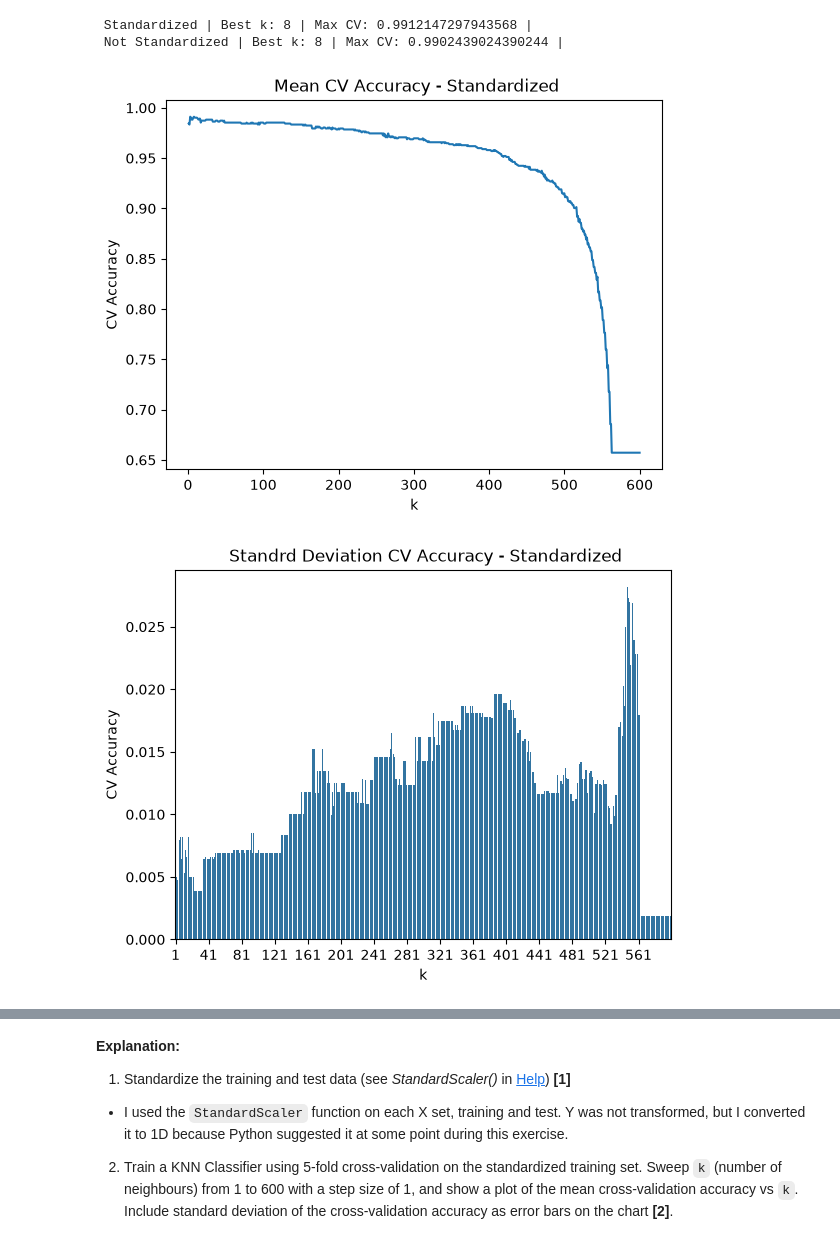
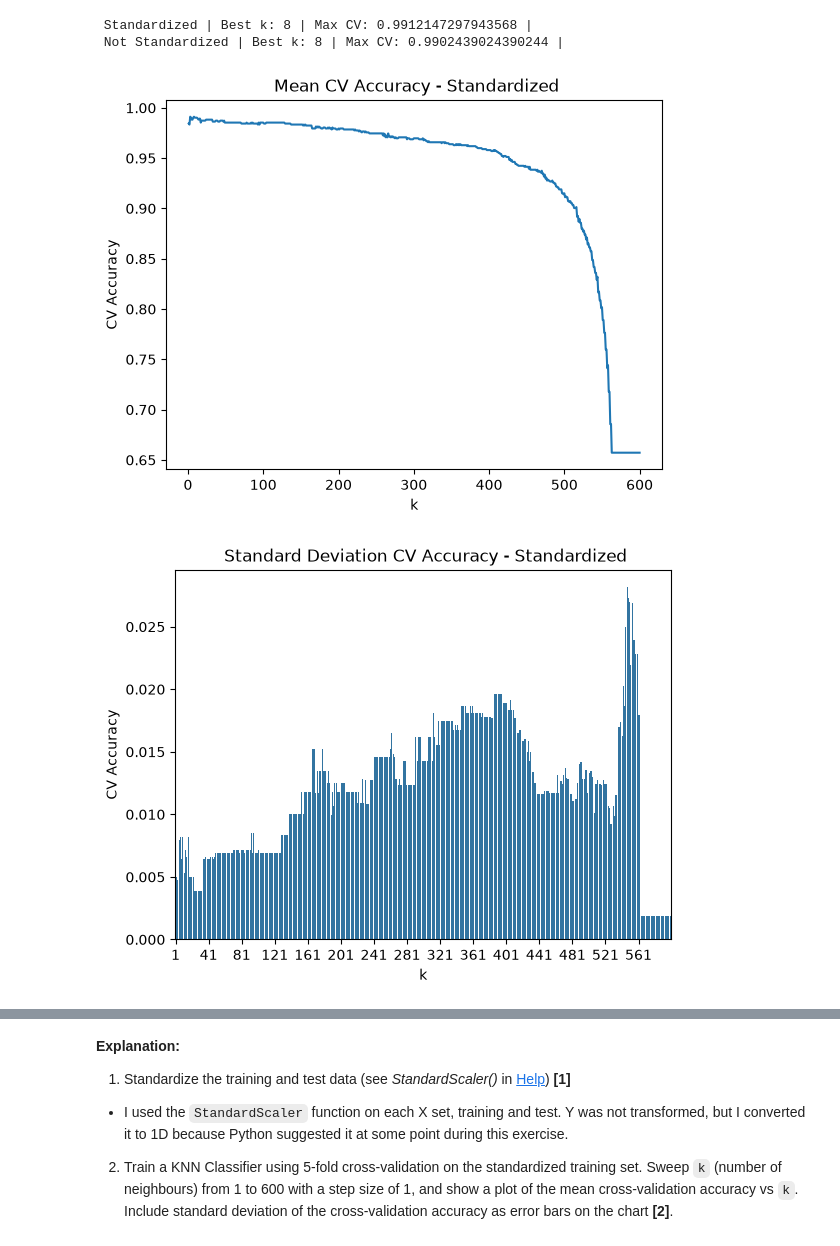
Before and after one commit to acknowledgeworkimagine/DataScienceStatlLearning, a Jupyter notebook: Project1_Elias_Gallegos.ipynb, the cells around one changed output, grey strips where cells are left out. Cells and saved outputs as stored; diff of their text form; code cells hidden in the pictures.

```diff
--- a/Project1_Elias_Gallegos.ipynb
+++ b/Project1_Elias_Gallegos.ipynb
@@ -504,7 +505,7 @@ plt.xticks(
 
 plt.xlabel("k")
 plt.ylabel("CV Accuracy")
-plt.title(" Standrd Deviation CV Accuracy - Standardized")
+plt.title(" Standard Deviation CV Accuracy - Standardized")
 
 plt.show()
 
@@ -553,35 +554,35 @@ plt.xticks(
     ticks=np.arange(0, 600, 40),
     labels=np.arange(1, 601, 40)
 )
 
 plt.xlabel("k")
 plt.ylabel("CV Accuracy")
 plt.title(" Standrd Deviation CV Accuracy - Unstandardized")
 
 plt.figure(figsize=(10, 5))
 
 sns.lineplot(
     data=results_train,
     x='k',
     y='mean_train_accuracy',
     label='Training Accuracy'
 )
 
 sns.lineplot(
     data=results_train,
     x='k',
     y='mean_validation_accuracy',
     label='Validation Accuracy'
 )
 
 plt.xlabel("k")
-plt.ylabel("Accuracy")
+plt.ylabel("CV Accuracy")
 plt.title("Mean CV Accuracy Training vs Mean CV Accuracy Validation - Unstandardized")
 
 plt.show()
 # %% [output]
 [figure]
-[figure, old version]
+[figure, new version]
 [figure]
 [figure]
 [figure]
```
Also changed, not shown: parts of 32 cells of this notebook.
